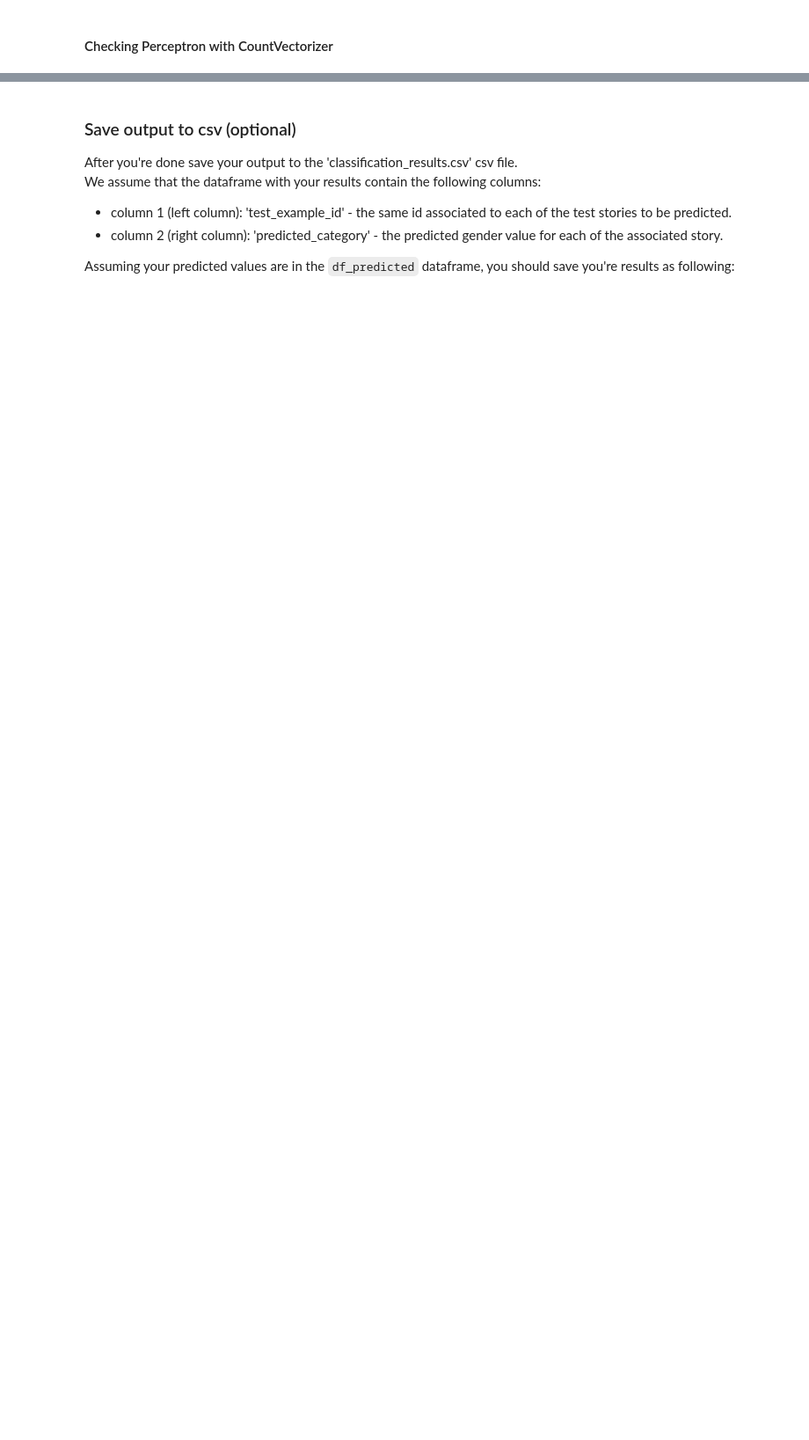
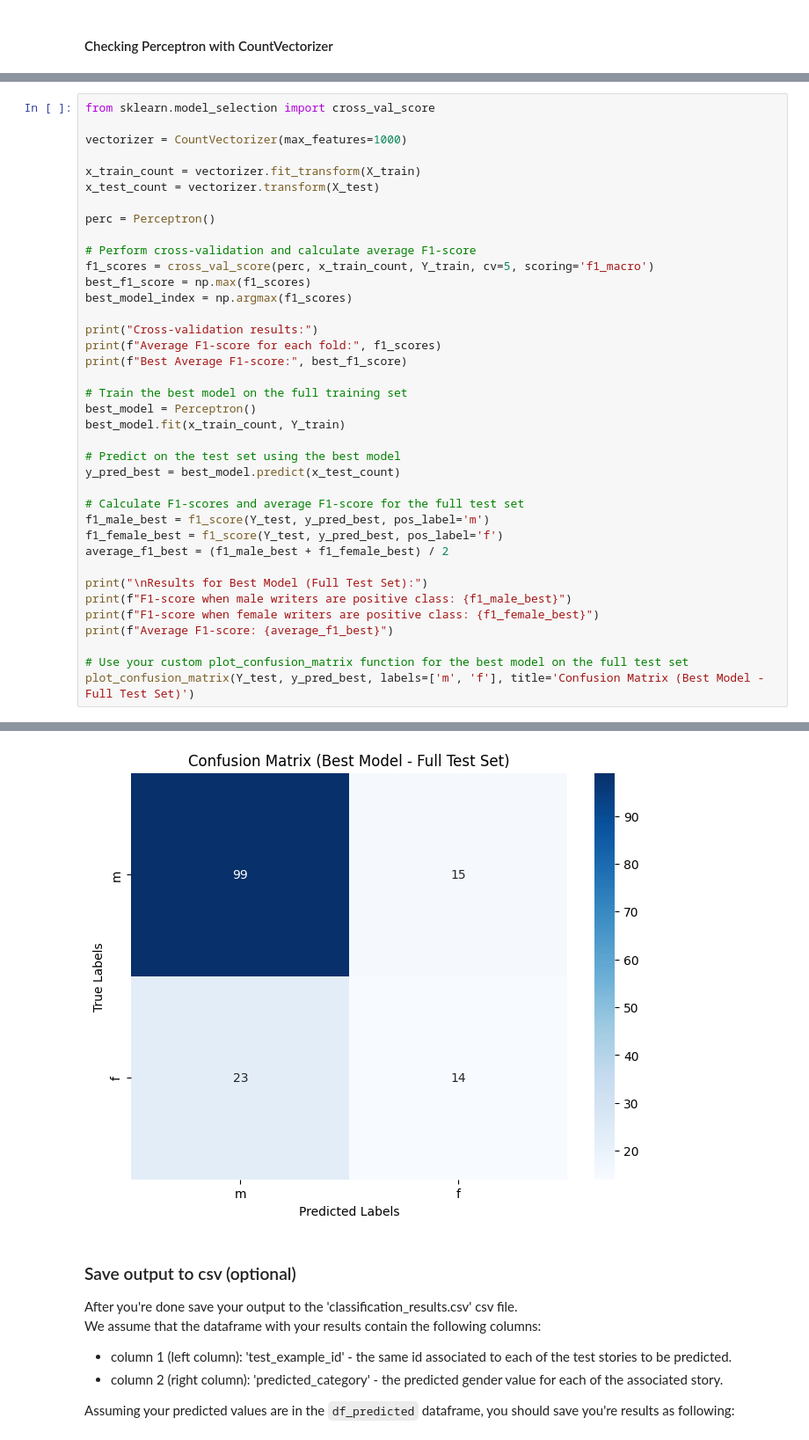
Before and after one commit to DanielShapi4a/NLP-Project, a Jupyter notebook: Assignment3-text-analysis.ipynb, the cells around one changed output, grey strips where cells are left out. Shown at 88% size. Drawn from its saved outputs; the diff is of its cells as text; blank space fills up the shorter version.

```diff
--- a/Assignment3-text-analysis.ipynb
+++ b/Assignment3-text-analysis.ipynb
@@ -472,0 +719,39 @@ Text(0.5, 1.0, 'Distribution of Feature Weights')
+# %%
+from sklearn.model_selection import cross_val_score
+
+vectorizer = CountVectorizer(max_features=1000)
+
+x_train_count = vectorizer.fit_transform(X_train)
+x_test_count = vectorizer.transform(X_test)
+
+perc = Perceptron()
+
+# Perform cross-validation and calculate average F1-score
+f1_scores = cross_val_score(perc, x_train_count, Y_train, cv=5, scoring='f1_macro')
+best_f1_score = np.max(f1_scores)
+best_model_index = np.argmax(f1_scores)
+
+print("Cross-validation results:")
+print(f"Average F1-score for each fold:", f1_scores)
+print(f"Best Average F1-score:", best_f1_score)
+
+# Train the best model on the full training set
+best_model = Perceptron()
+best_model.fit(x_train_count, Y_train)
+
+# Predict on the test set using the best model
+y_pred_best = best_model.predict(x_test_count)
+
+# Calculate F1-scores and average F1-score for the full test set
+f1_male_best = f1_score(Y_test, y_pred_best, pos_label='m')
+f1_female_best = f1_score(Y_test, y_pred_best, pos_label='f')
+average_f1_best = (f1_male_best + f1_female_best) / 2
+
+print("\nResults for Best Model (Full Test Set):")
+print(f"F1-score when male writers are positive class: {f1_male_best}")
+print(f"F1-score when female writers are positive class: {f1_female_best}")
+print(f"Average F1-score: {average_f1_best}")
+
+# Use your custom plot_confusion_matrix function for the best model on the full test set
+plot_confusion_matrix(Y_test, y_pred_best, labels=['m', 'f'], title='Confusion Matrix (Best Model - Full Test Set)')
+# %% [output]
@@ -473,3 +766,4 @@ Text(0.5, 1.0, 'Distribution of Feature Weights')
+[figure, added]
 # %% [markdown]
 ### Save output to csv (optional)
 After you're done save your output to the 'classification_results.csv' csv file.<br/>
```
Also changed, not shown: parts of 13 cells of this notebook.
